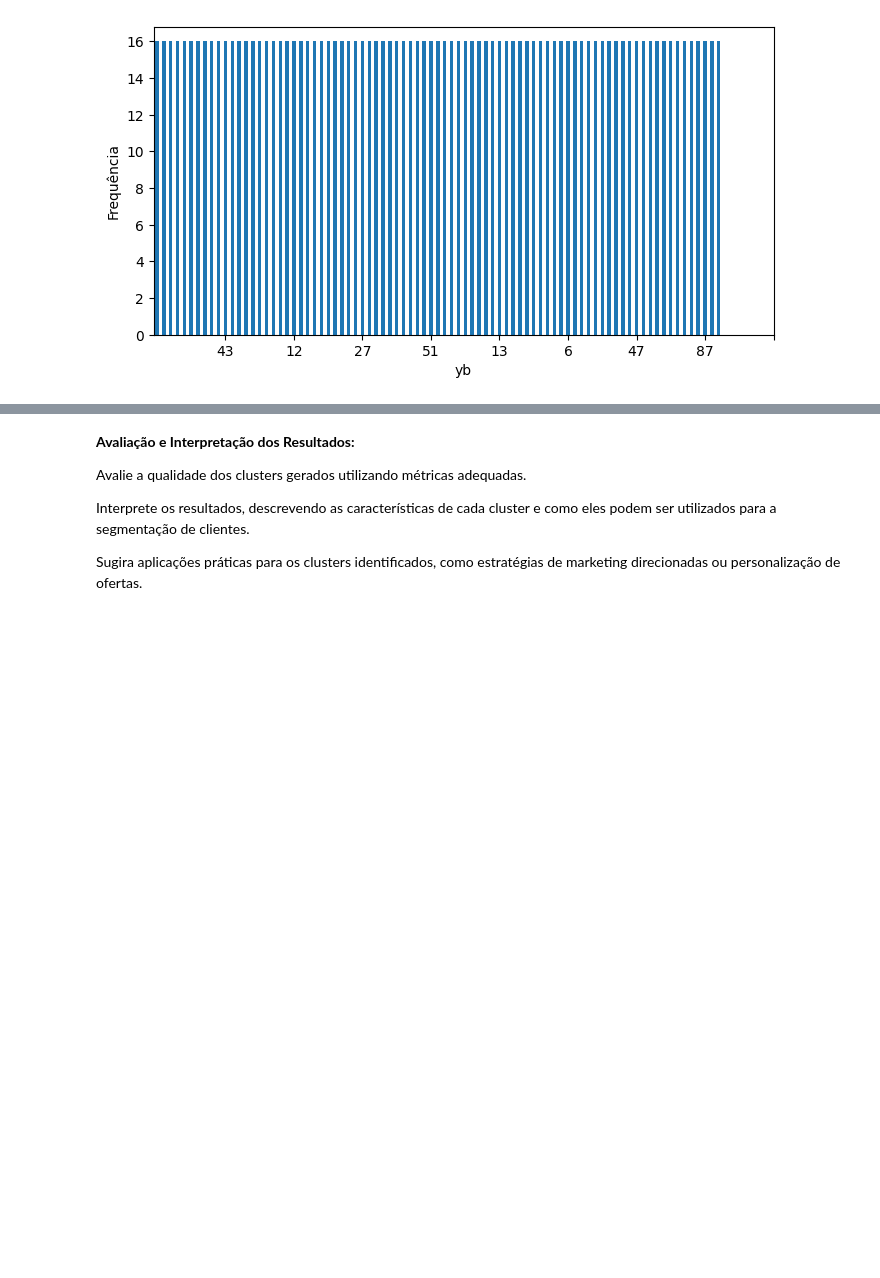
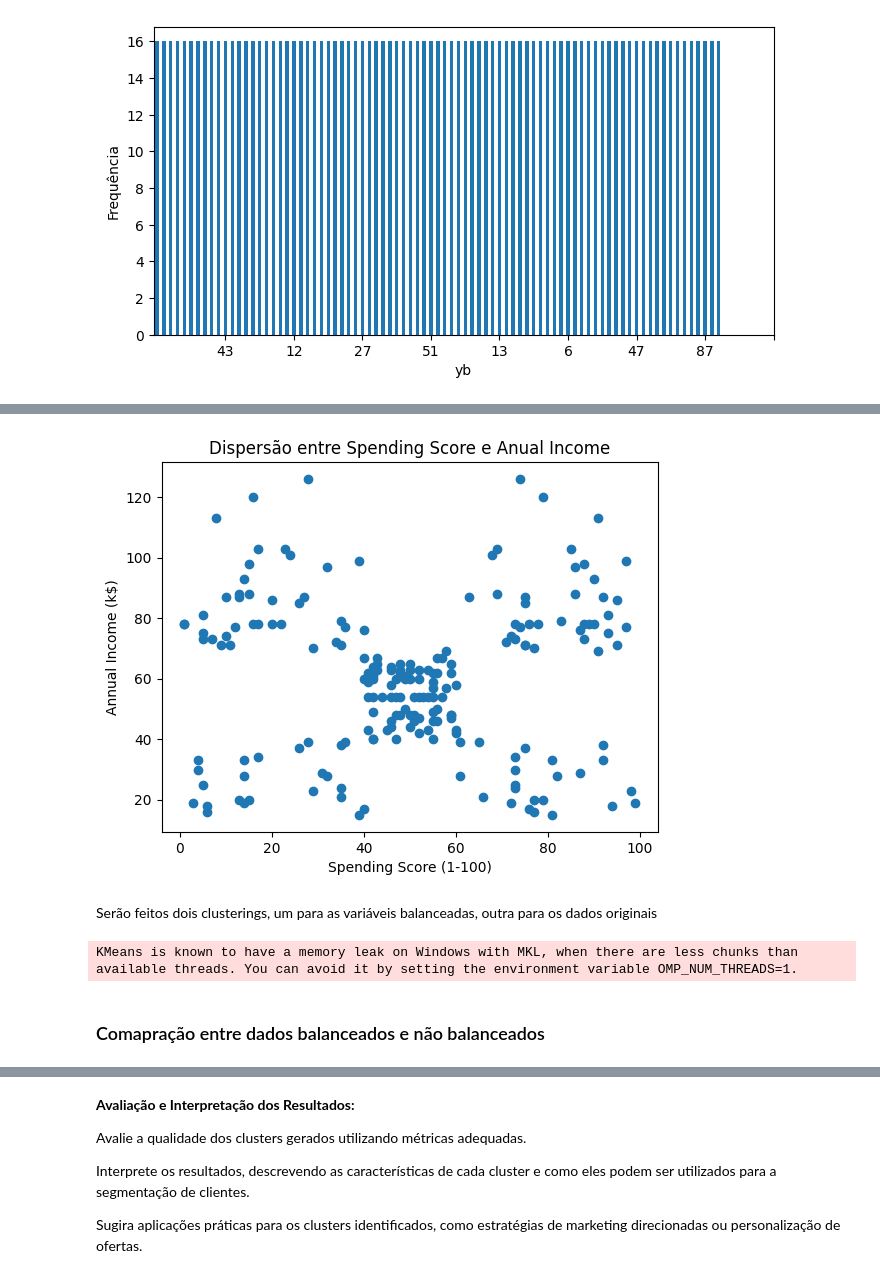
Before and after one commit to marinappdf/projetos-EBAC, a Jupyter notebook: K-means Agrupamente/K-means 2/Profissao Cientista de Dados M33 Pratique.ipynb, the cells around one changed output, grey strips where cells are left out. Saved outputs shown, nothing was run; the diff lists cells and outputs as text; code cells hidden in the pictures; blank space fills up the shorter version.

```diff
--- a/K-means Agrupamente/K-means 2/Profissao Cientista de Dados M33 Pratique.ipynb
+++ b/K-means Agrupamente/K-means 2/Profissao Cientista de Dados M33 Pratique.ipynb
@@ -312,0 +355,30 @@ plt.show()
+# %%
+plt.scatter(df['Spending Score (1-100)'], df['Annual Income (k$)'])
+plt.title("Dispersão entre Spending Score e Anual Income")
+plt.xlabel('Spending Score (1-100)')
+plt.ylabel('Annual Income (k$)')
+plt.show()
+# %% [output]
+[figure, added]
+# %% [markdown]
+Serão feitos dois clusterings, um para as variáveis balanceadas, outra para os dados originais
+# %%
+from sklearn.cluster import KMeans
+# Dados Balanceados
+kmeans_bp = KMeans(n_clusters=5, random_state=42)
+X_bp = df_bp[['Annual Income (k$)', 'Spending Score (1-100)']]
+kmeans_bp.fit_predict(X_bp)
+cluster_bp_labels = kmeans_bp.labels_
+centroides_bp = kmeans_bp.cluster_centers_  # Centroides no espaço padronizado
+centroides_b = scaler.inverse_transform(centroides_bp) # Centroides no espaço original
+
+# Dados Originais
+kmeans_o = KMeans(n_clusters=5, random_state=42)
+X_o = df[['Annual Income (k$)', 'Spending Score (1-100)']]
+kmeans_o.fit_predict(X_o)
+cluster_o_labels = kmeans_o.labels_
+centroides_o = kmeans_o.cluster_centers_  # Centroides no espaço padronizado
+# %% [output]
+KMeans is known to have a memory leak on Windows with MKL, when there are less chunks than available threads. You can avoid it by setting the environment variable OMP_NUM_THREADS=1.
+# %% [markdown]
+### Comapração entre dados balanceados e não balanceados
```
Also changed, not shown: parts of 25 cells of this notebook.
